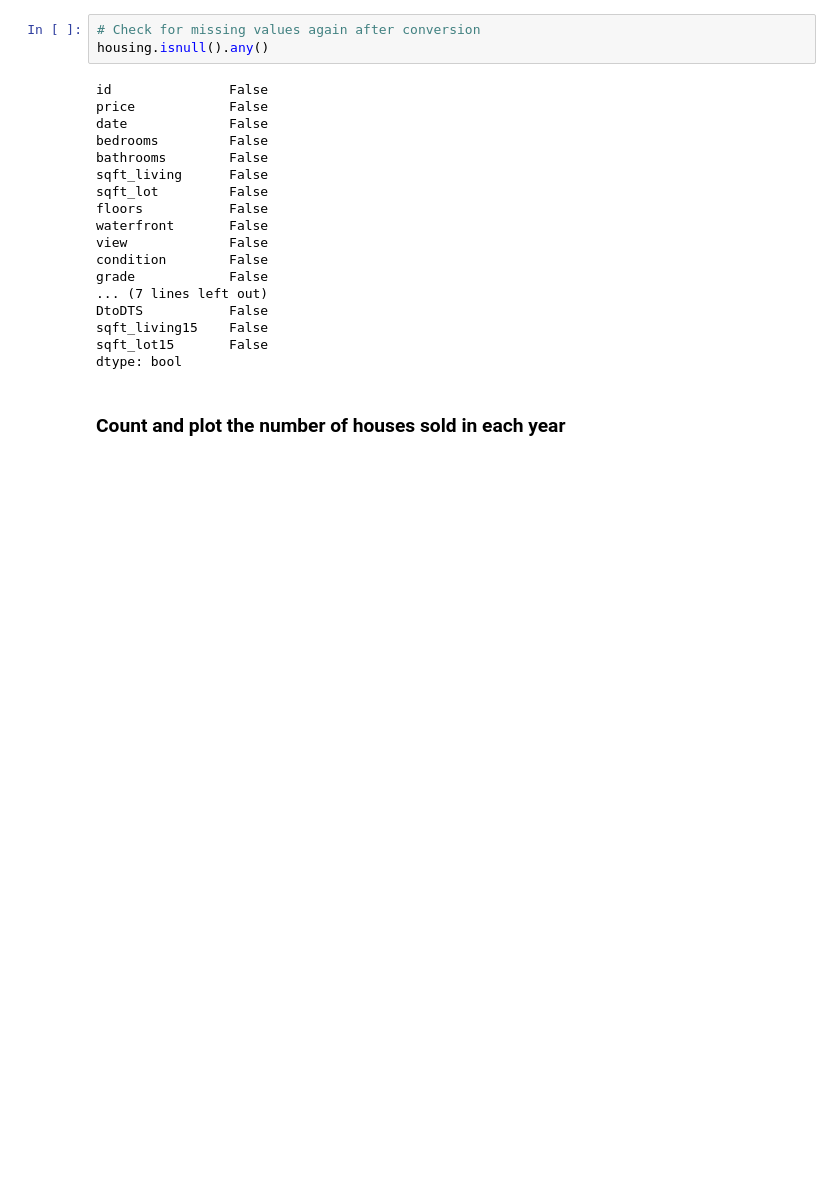
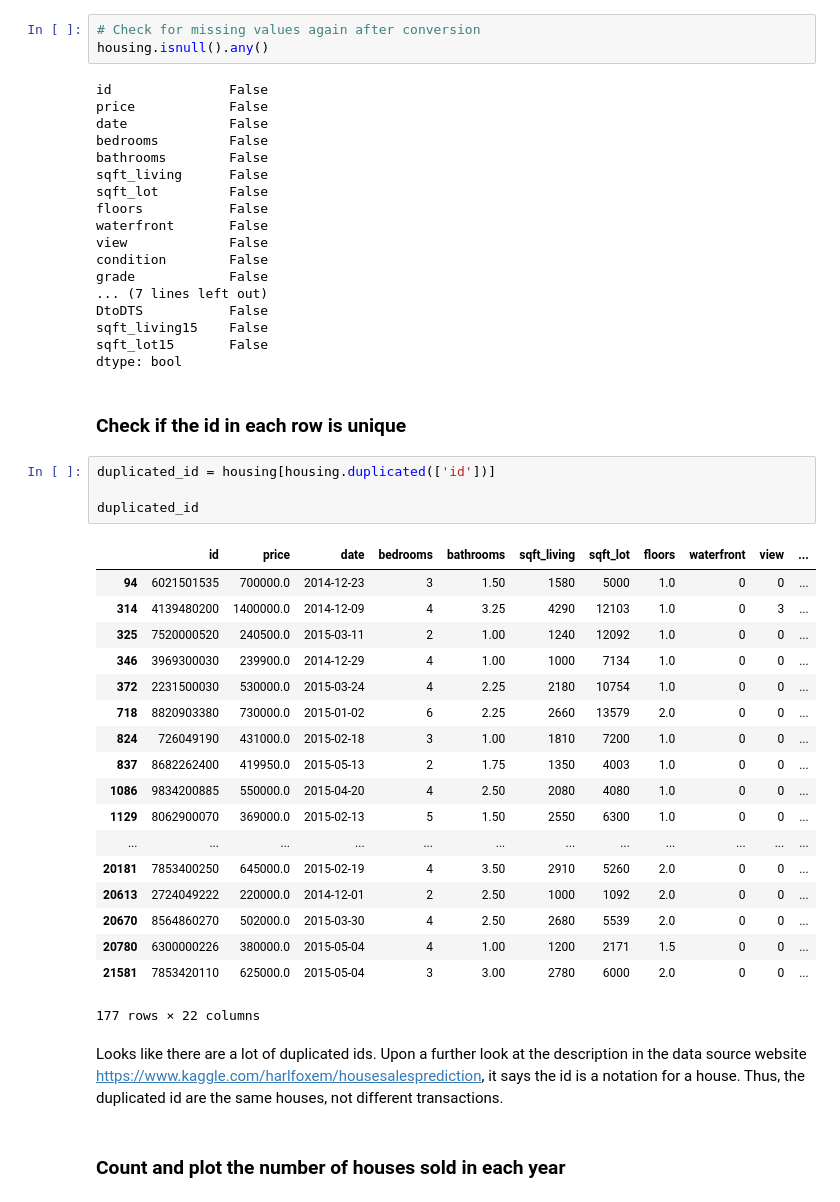
Before and after one commit to jiadai777/predict-housing-price-project, a Jupyter notebook: predict_housing_price.ipynb, the cells around one changed output. Drawn from its saved outputs; the diff is of its cells as text; blank space fills up the shorter version.

```diff
--- a/predict_housing_price.ipynb
+++ b/predict_housing_price.ipynb
@@ -155,6 +155,33 @@ DtoDTS           False
 sqft_living15    False
 sqft_lot15       False
 dtype: bool
+# %% [markdown]
+### Check if the id in each row is unique
+# %%
+duplicated_id = housing[housing.duplicated(['id'])]
+
+duplicated_id
+# %% [output]
+|  | id | price | date | bedrooms | bathrooms | sqft_living | sqft_lot | floors | waterfront | view | ... |
+| 94 | 6021501535 | 700000.0 | 2014-12-23 | 3 | 1.50 | 1580 | 5000 | 1.0 | 0 | 0 | ... |
+| 314 | 4139480200 | 1400000.0 | 2014-12-09 | 4 | 3.25 | 4290 | 12103 | 1.0 | 0 | 3 | ... |
+| 325 | 7520000520 | 240500.0 | 2015-03-11 | 2 | 1.00 | 1240 | 12092 | 1.0 | 0 | 0 | ... |
+| 346 | 3969300030 | 239900.0 | 2014-12-29 | 4 | 1.00 | 1000 | 7134 | 1.0 | 0 | 0 | ... |
+| 372 | 2231500030 | 530000.0 | 2015-03-24 | 4 | 2.25 | 2180 | 10754 | 1.0 | 0 | 0 | ... |
+| 718 | 8820903380 | 730000.0 | 2015-01-02 | 6 | 2.25 | 2660 | 13579 | 2.0 | 0 | 0 | ... |
+| 824 | 726049190 | 431000.0 | 2015-02-18 | 3 | 1.00 | 1810 | 7200 | 1.0 | 0 | 0 | ... |
+| 837 | 8682262400 | 419950.0 | 2015-05-13 | 2 | 1.75 | 1350 | 4003 | 1.0 | 0 | 0 | ... |
+| 1086 | 9834200885 | 550000.0 | 2015-04-20 | 4 | 2.50 | 2080 | 4080 | 1.0 | 0 | 0 | ... |
+| 1129 | 8062900070 | 369000.0 | 2015-02-13 | 5 | 1.50 | 2550 | 6300 | 1.0 | 0 | 0 | ... |
+| ... | ... | ... | ... | ... | ... | ... | ... | ... | ... | ... | ... |
+| 20181 | 7853400250 | 645000.0 | 2015-02-19 | 4 | 3.50 | 2910 | 5260 | 2.0 | 0 | 0 | ... |
+| 20613 | 2724049222 | 220000.0 | 2014-12-01 | 2 | 2.50 | 1000 | 1092 | 2.0 | 0 | 0 | ... |
+| 20670 | 8564860270 | 502000.0 | 2015-03-30 | 4 | 2.50 | 2680 | 5539 | 2.0 | 0 | 0 | ... |
+| 20780 | 6300000226 | 380000.0 | 2015-05-04 | 4 | 1.00 | 1200 | 2171 | 1.5 | 0 | 0 | ... |
+| 21581 | 7853420110 | 625000.0 | 2015-05-04 | 3 | 3.00 | 2780 | 6000 | 2.0 | 0 | 0 | ... |
+177 rows × 22 columns
+# %% [markdown]
+Looks like there are a lot of duplicated ids. Upon a further look at the description in the data source website https://www.kaggle.com/harlfoxem/housesalesprediction, it says the id is a notation for a house. Thus, the duplicated id are the same houses, not different transactions.
 # %% [markdown]
 ### Count and plot the number of houses sold in each year
 # %%
```
